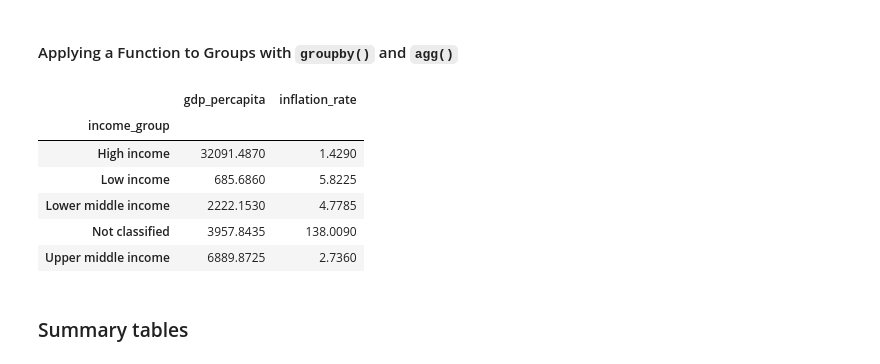
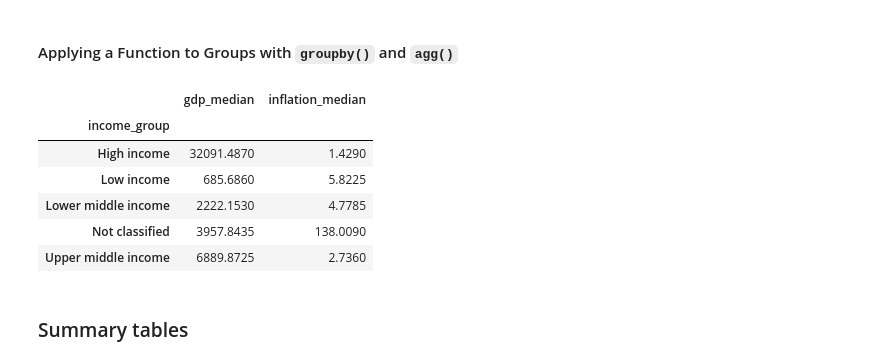
Before and after one commit to ismayc/oreilly-genai-powered-data-analysis-with-python, a Jupyter notebook: exercises_solutions.ipynb, the cells around one changed output. Cells and saved outputs as stored; diff of their text form; code cells hidden in the pictures.

```diff
--- a/exercises_solutions.ipynb
+++ b/exercises_solutions.ipynb
@@ -603,12 +608,12 @@ economies_plus.head()
 #### Applying a Function to Groups with `groupby()` and `agg()`
 # %%
 # Calculate the median gdp_percapita and inflation_rate for each income_group
-economies.groupby('income_group').agg({
-    'gdp_percapita': 'median',
-    'inflation_rate': 'median'
-})
+economies.groupby('income_group').agg(
+    gdp_median=('gdp_percapita', 'median'),
+    inflation_median=('inflation_rate', 'median')
+)
 # %% [output]
-|  | gdp_percapita | inflation_rate |
+|  | gdp_median | inflation_median |
 | income_group |  |  |
 | High income | 32091.4870 | 1.4290 |
 | Low income | 685.6860 | 5.8225 |
```
Also changed, not shown: parts of 7 cells of this notebook, 3 other files.
